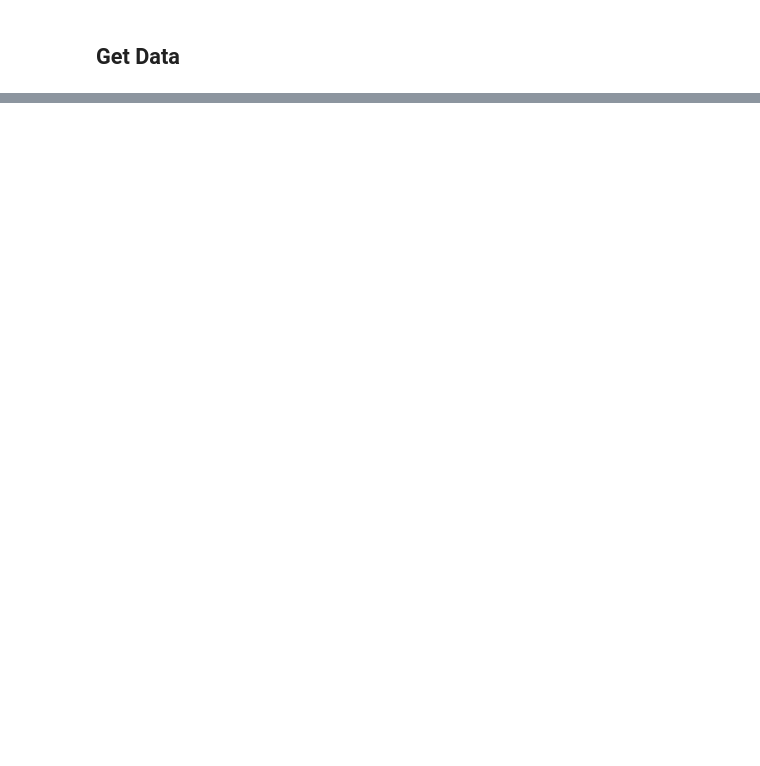
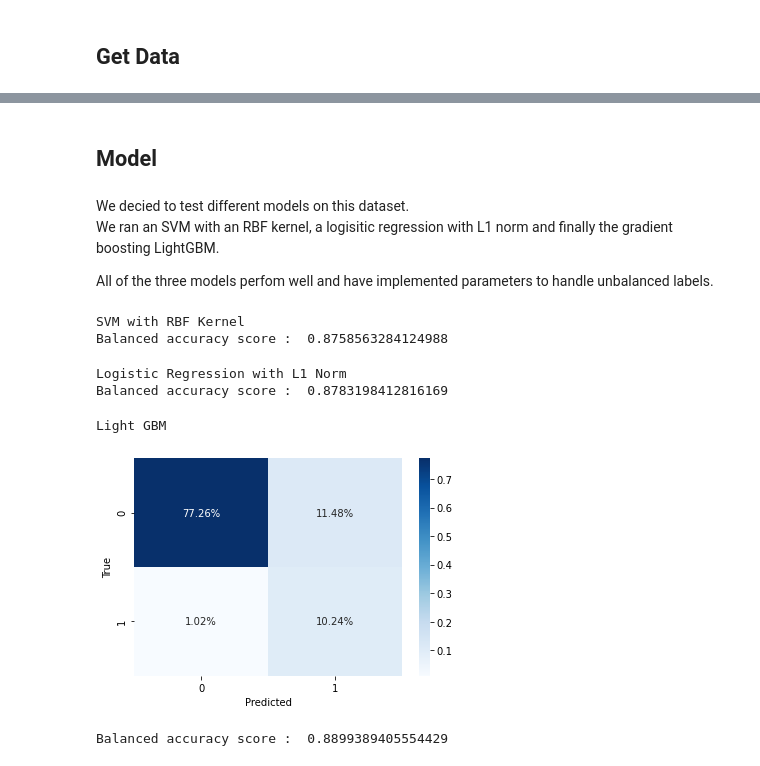
Before and after one commit to gouzmi/Bank-Telemarketing, a Jupyter notebook: Workflow.ipynb, the cells around one changed output, grey strips where cells are left out. Saved outputs shown, nothing was run; the diff lists cells and outputs as text; code cells hidden in the pictures; blank space fills up the shorter version.

```diff
--- a/Workflow.ipynb
+++ b/Workflow.ipynb
@@ -62,0 +130,6 @@ l'imbalance
+# %%
+feature_ex = FeatureExtractor()
+feature_ex.fit(X)
+
+X = feature_ex.transform(X)
+X_test = feature_ex.transform(X_test)
@@ -62,0 +155,50 @@ l'imbalance
+# %%
+from problem import FScoreBank
+
+def compute_score(y_true, y_pred, matrix=False):
+
+    if matrix:
+        cf_matrix = confusion_matrix(y_test,y_pred)
+        ax = sns.heatmap(cf_matrix/np.sum(cf_matrix), annot=True, fmt='.2%', cmap='Blues')
+        ax.set(xlabel='Predicted', ylabel='True')
+        plt.show()
+    print("Balanced accuracy score : ", FScoreBank()(y_test,y_pred))
+# %% [markdown]
+## Model
+# %% [markdown]
+We decied to test different models on this dataset.
+We ran an SVM with an RBF kernel, a logisitic regression with L1 norm and finally the gradient boosting LightGBM.
+
+All of the three models perfom well and have implemented parameters to handle unbalanced labels.
+# %%
+numerical_preprocessing = make_column_transformer(
+    (MinMaxScaler(), feature_ex.num_cols)
+)
+
+model = make_pipeline(numerical_preprocessing, SVC(C=1, kernel='rbf', class_weight='balanced'))
+model.fit(pd.get_dummies(X),y)
+y_pred = model.predict(pd.get_dummies(X_test))
+print('SVM with RBF Kernel')
+compute_score(y_test, y_pred)
+# %% [output]
+SVM with RBF Kernel
+Balanced accuracy score :  0.8758563284124988
+# %%
+log_reg = LogisticRegression(penalty='l1', solver='liblinear', class_weight='balanced', n_jobs=-1)
+log_reg.fit(pd.get_dummies(X),y)
+y_pred = log_reg.predict(pd.get_dummies(X_test))
+print('Logistic Regression with L1 Norm')
+compute_score(y_test, y_pred)
+# %% [output]
+Logistic Regression with L1 Norm
+Balanced accuracy score :  0.8783198412816169
+# %%
+model = lgb.LGBMClassifier(is_unbalance=True, n_jobs=-1)
+model.fit(X,y)
+y_pred = model.predict(X_test)
+print('Light GBM')
+compute_score(y_test, y_pred, matrix=True)
+# %% [output]
+Light GBM
+[figure, added]
+Balanced accuracy score :  0.8899389405554429
```
Also changed, not shown: parts of 28 cells of this notebook, 7 other files.
